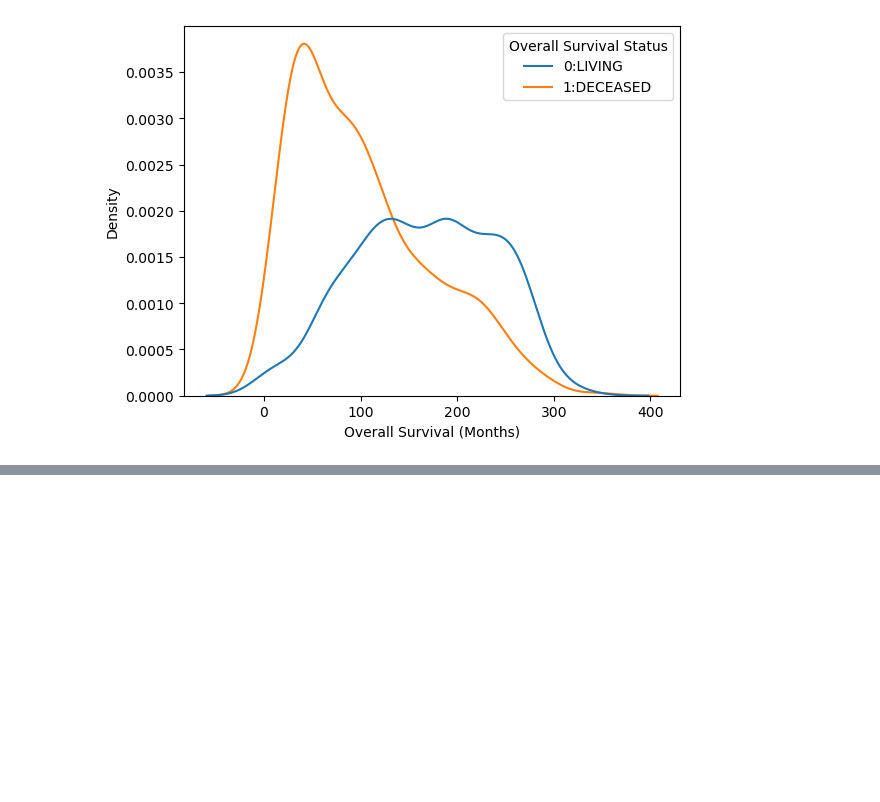
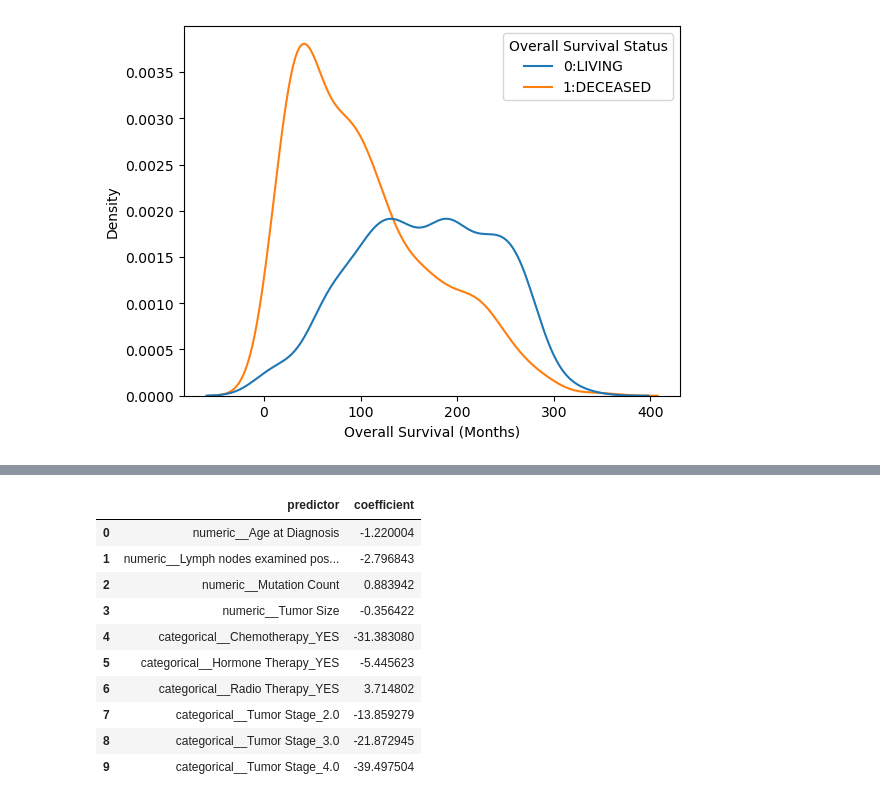
Before and after one commit to sayuri005/uu_mle, a Jupyter notebook: survival_lab.ipynb, the cells around one changed output, grey strips where cells are left out. Saved outputs shown, nothing was run; the diff lists cells and outputs as text; code cells hidden in the pictures; blank space fills up the shorter version.

```diff
--- a/survival_lab.ipynb
+++ b/survival_lab.ipynb
@@ -79,0 +116,16 @@ X_train, X_test, y_train, y_test = train_test_split(X,y,test_size=0.2)
+# %%
+preprocessor = ColumnTransformer(
+    transformers = [
+        ('numeric','passthrough',num),
+        ('categorical',OneHotEncoder(drop='first'),categorical)
+    ]
+)
+
+X_coded = preprocessor.fit_transform(X)
+# %%
+y = df['Overall Survival (Months)']
+# %%
+pipe_lab = Pipeline(steps=
+                    [('preprocessing', preprocessor),
+                    ('model',LinearRegression())])
+pipe_lab.fit(X,y)
@@ -79,0 +147,30 @@ X_train, X_test, y_train, y_test = train_test_split(X,y,test_size=0.2)
+# %%
+feature_names = (
+    pipe_lab
+    .named_steps["preprocessing"]
+    .get_feature_names_out()
+)
+
+coefficient_table = pd.DataFrame({
+    "predictor": feature_names,
+    "coefficient": (
+        pipe_lab
+        .named_steps["model"]
+        .coef_
+    )
+})
+
+coefficients_imputation = coefficient_table
+coefficients_imputation
+# %% [output]
+|  | predictor | coefficient |
+| 0 | numeric__Age at Diagnosis | -1.220004 |
+| 1 | numeric__Lymph nodes examined pos... | -2.796843 |
+| 2 | numeric__Mutation Count | 0.883942 |
+| 3 | numeric__Tumor Size | -0.356422 |
+| 4 | categorical__Chemotherapy_YES | -31.383080 |
+| 5 | categorical__Hormone Therapy_YES | -5.445623 |
+| 6 | categorical__Radio Therapy_YES | 3.714802 |
+| 7 | categorical__Tumor Stage_2.0 | -13.859279 |
+| 8 | categorical__Tumor Stage_3.0 | -21.872945 |
+| 9 | categorical__Tumor Stage_4.0 | -39.497504 |
```
Also changed, not shown: parts of 14 cells of this notebook, 1 other file.
